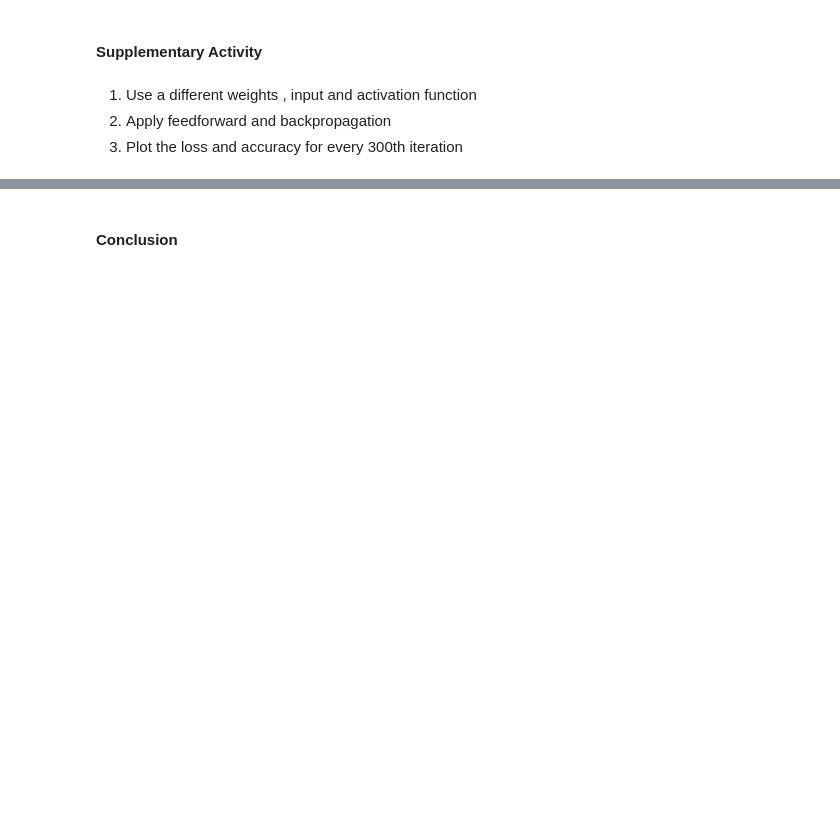
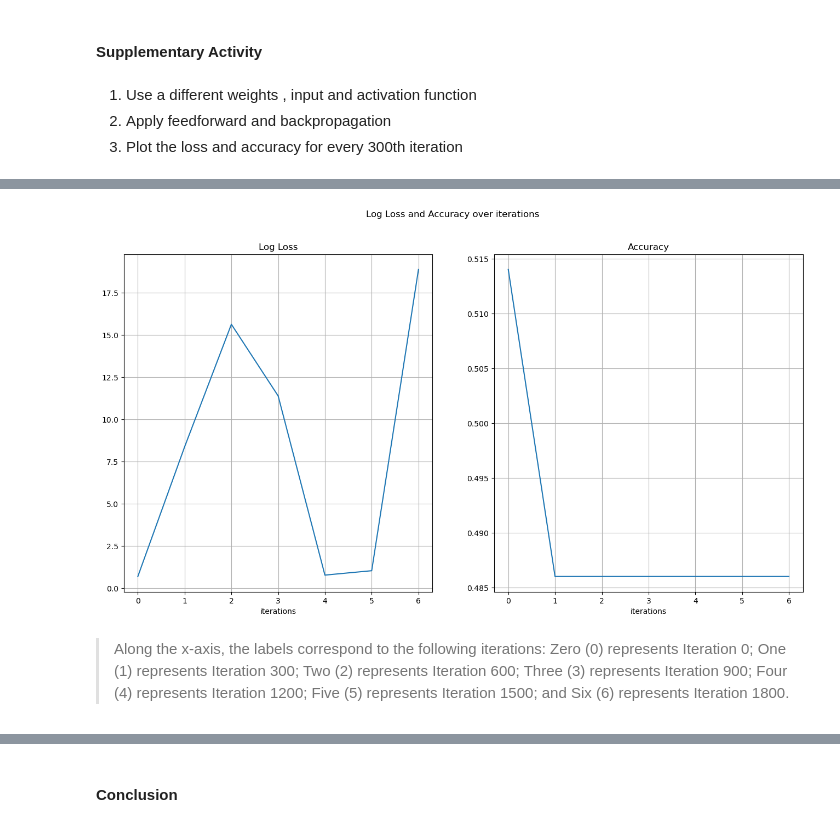
Before and after one commit to mcklrrn-corpuz/CPE-313, a Jupyter notebook: Hands-on Activity 1.1 - Neural Networks.ipynb, the cells around one changed output, grey strips where cells are left out. Saved outputs shown, nothing was run; the diff lists cells and outputs as text; code cells hidden in the pictures; blank space fills up the shorter version.

```diff
--- a/Hands-on Activity 1.1 - Neural Networks.ipynb
+++ b/Hands-on Activity 1.1 - Neural Networks.ipynb
@@ -766,3 +798,72 @@ ax.legend(bbox_to_anchor=(1, 0.8), fancybox=True, shadow=True, fontsize='x-large
 1. Use a different weights , input and activation function
 2. Apply feedforward and backpropagation
 3. Plot the loss and accuracy for every 300th iteration
+# %%
+# --- Different weights ---
+W_1 = np.random.uniform(-0.5, 0.5, (x_mat.shape[1], 4))
+W_2 = np.random.uniform(-0.5, 0.5, (4,))
+
+# --- Different input ---
+x_mat = x_mat_full.copy()
+x_mat[:, :2] *= 0.5   # scale x1 and x2
+
+# --- Different activation function ---
+def tanh(x):
+    return np.tanh(x)
+
+def tanh_grad(x):
+    return 1 - np.tanh(x)**2
+
+# --- Modify forward pass function to align with
+# --- the use of a new activation function
+
+def forward_pass_(W1, W2):
+    global x_mat
+    global y
+
+    z_2 = np.dot(x_mat, W1)
+    a_2 = tanh(z_2)
+
+    z_3 = np.dot(a_2, W2)
+    y_pred = sigmoid(z_3).reshape((len(x_mat),))
+
+    J_z_3_grad = y_pred - y
+    J_W_2_grad = np.dot(J_z_3_grad, a_2)
+
+    a_2_z_2_grad = tanh_grad(z_2)
+    J_W_1_grad = (
+        np.dot(J_z_3_grad.reshape(-1,1), W2.reshape(1,-1))
+        * a_2_z_2_grad
+    ).T.dot(x_mat).T
+
+    gradient = (J_W_1_grad, J_W_2_grad)
+    return y_pred, gradient
+
+# --- Training parameters ---
+num_iter = 2000
+learning_rate = 0.1
+
+loss_vals, accuracies = [], []
+
+for i in range(num_iter):
+
+    # Feedforward + backprop
+    y_pred, (grad_W1, grad_W2) = forward_pass_(W_1, W_2)
+
+    # Update weights
+    W_1 -= learning_rate * grad_W1
+    W_2 -= learning_rate * grad_W2
+
+    # Compute loss and accuracy
+    loss = loss_fn(y, y_pred)
+    acc = np.mean((y_pred >= 0.5) == y)
+
+    # Store results every 300 iterations
+    if i % 300 == 0:
+        loss_vals.append(loss)
+        accuracies.append(acc)
+        print(f"Iteration {i}: Loss={loss:.4f}, Accuracy={acc:.4f}")
+
+# Plot results
+plot_loss_accuracy(loss_vals, accuracies)
+# %% [output]
@@ -768,0 +877,3 @@ ax.legend(bbox_to_anchor=(1, 0.8), fancybox=True, shadow=True, fontsize='x-large
+[figure, added]
+# %% [markdown]
+> Along the x-axis, the labels correspond to the following iterations: Zero (0) represents Iteration 0; One (1) represents Iteration 300; Two (2) represents Iteration 600; Three (3) represents Iteration 900; Four (4) represents Iteration 1200; Five (5) represents Iteration 1500; and Six (6) represents Iteration 1800.
```
Also changed, not shown: parts of 19 cells of this notebook, 1 other file.
